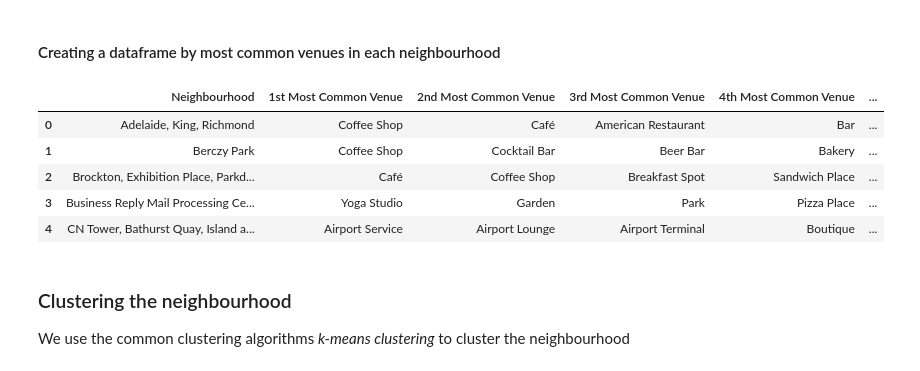
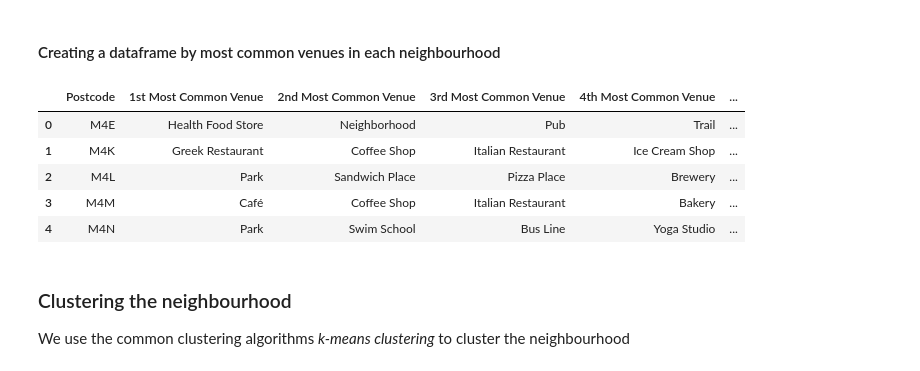
Before and after one commit to kavinthangaraj/Coursera_capstone, a Jupyter notebook: Toronto_data.ipynb, the cells around one changed output. Saved outputs shown, nothing was run; the diff lists cells and outputs as text; code cells hidden in the pictures.

```diff
--- a/Toronto_data.ipynb
+++ b/Toronto_data.ipynb
@@ -419,7 +419,7 @@ def getNearbyVenues(names, latitudes, longitudes, radius=500):
             v['venue']['categories'][0]['name']) for v in results])
 
     nearby_venues = pd.DataFrame([item for venue_list in venues_list for item in venue_list])
-    nearby_venues.columns = ['Neighbourhood',
+    nearby_venues.columns = ['Postcode',
                   'Neighbourhood Latitude',
                   'Neighbourhood Longitude',
                   'Venue',
@@ -431,7 +431,7 @@ def getNearbyVenues(names, latitudes, longitudes, radius=500):
 # %%
 # calling the function to create the new dataframe
 
-toronto_venues = getNearbyVenues(names=toronto['Neighbourhood'],
+toronto_venues = getNearbyVenues(names=toronto['Postcode'],
                                    latitudes=toronto['Latitude'],
                                    longitudes=toronto['Longitude'])
 # %% [output]
@@ -507,7 +508,7 @@ toronto_onehot = pd.get_dummies(toronto_venues[['Venue Category']], prefix="", p
 
 # adding neighborhood column to the one hot encoded dataframe
 
-toronto_onehot['Neighbourhood'] = toronto_venues['Neighbourhood']
+toronto_onehot['Postcode'] = toronto_venues['Postcode']
 
 # moving the neighborhood column to the first column
 
@@ -527,6 +528,6 @@ toronto_onehot.head()
 # %% [markdown]
 Now, we group the neighbourhood and analyze the frequency (popularity) of each category in that particular neighbourhood
 # %%
-toronto_grouped = toronto_onehot.groupby(by=['Neighbourhood']).mean().reset_index()
+toronto_grouped = toronto_onehot.groupby(by=['Postcode']).mean().reset_index()
 toronto_grouped
 # %% [output]
@@ -564,35 +565,35 @@ def most_common_venues(entry, top_venues):
 # %%
 num = 10   # top 10 venues
 
 indicators = ['st', 'nd', 'rd']  # naming the columns
 
 # create columns according to number of top venues
 
-columns = ['Neighbourhood']
+columns = ['Postcode']
 for ind in np.arange(num):
     try:
         columns.append('{}{} Most Common Venue'.format(ind+1, indicators[ind]))
     except:
         columns.append('{}th Most Common Venue'.format(ind+1))
 
 # create a new dataframe
 
 neighbourhood_venues_sorted = pd.DataFrame(columns=columns)
-neighbourhood_venues_sorted['Neighbourhood'] = toronto_grouped['Neighbourhood']
+neighbourhood_venues_sorted['Postcode'] = toronto_grouped['Postcode']
 
 #calling the function
 
 for ind in np.arange(toronto_grouped.shape[0]):
     neighbourhood_venues_sorted.iloc[ind, 1:] = most_common_venues(toronto_grouped.iloc[ind, :], num)
 
 neighbourhood_venues_sorted.head()
 # %% [output]
-|  | Neighbourhood | 1st Most Common Venue | 2nd Most Common Venue | 3rd Most Common Venue | 4th Most Common Venue | ... |
-| 0 | Adelaide, King, Richmond | Coffee Shop | Café | American Restaurant | Bar | ... |
-| 1 | Berczy Park | Coffee Shop | Cocktail Bar | Beer Bar | Bakery | ... |
-| 2 | Brockton, Exhibition Place, Parkd... | Café | Coffee Shop | Breakfast Spot | Sandwich Place | ... |
-| 3 | Business Reply Mail Processing Ce... | Yoga Studio | Garden | Park | Pizza Place | ... |
-| 4 | CN Tower, Bathurst Quay, Island a... | Airport Service | Airport Lounge | Airport Terminal | Boutique | ... |
+|  | Postcode | 1st Most Common Venue | 2nd Most Common Venue | 3rd Most Common Venue | 4th Most Common Venue | ... |
+| 0 | M4E | Health Food Store | Neighborhood | Pub | Trail | ... |
+| 1 | M4K | Greek Restaurant | Coffee Shop | Italian Restaurant | Ice Cream Shop | ... |
+| 2 | M4L | Park | Sandwich Place | Pizza Place | Brewery | ... |
+| 3 | M4M | Café | Coffee Shop | Italian Restaurant | Bakery | ... |
+| 4 | M4N | Park | Swim School | Bus Line | Yoga Studio | ... |
 # %% [markdown]
 ### Clustering the neighbourhood
 
```
Also changed, not shown: parts of 20 cells of this notebook.
